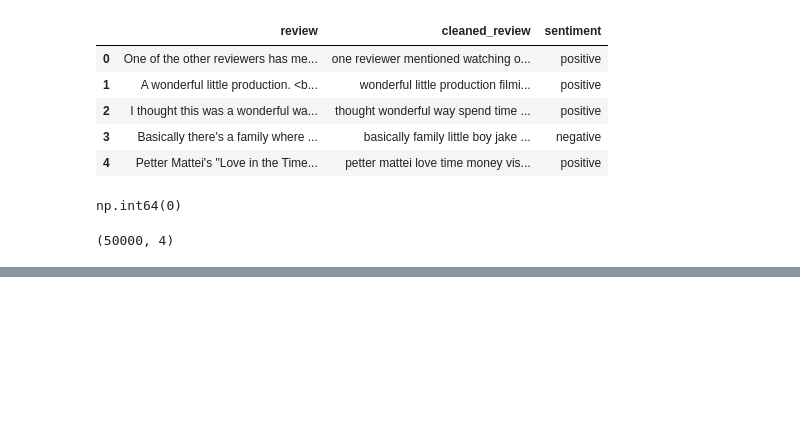
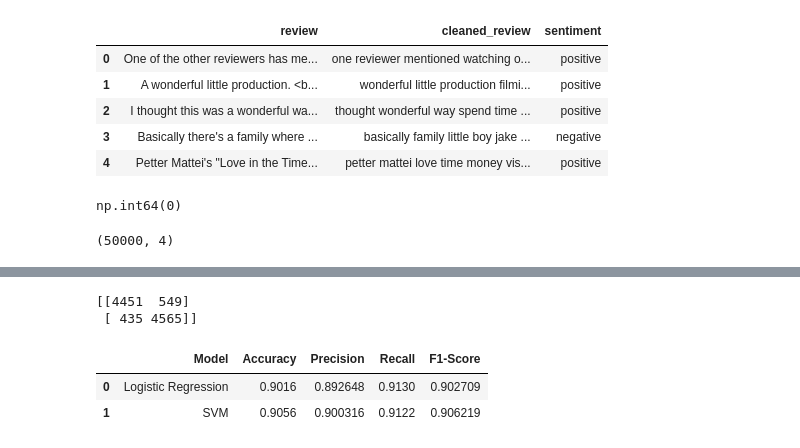
Before and after one commit to Shivam3831143/IMDb-Sentiment-Analysis, a Jupyter notebook: IMDb_Sentiment_Analysis.ipynb, the cells around one changed output, grey strips where cells are left out. Drawn from its saved outputs; the diff is of its cells as text; code cells hidden in the pictures; blank space fills up the shorter version.

```diff
--- a/IMDb_Sentiment_Analysis.ipynb
+++ b/IMDb_Sentiment_Analysis.ipynb
@@ -173,0 +333,20 @@ Index(['review', 'sentiment', 'review_length', 'cleaned_review'], dtype='object'
+# %%
+accuracy_svm = accuracy_score(y_test, y_pred_svm)
+
+precision_svm = precision_score(y_test, y_pred_svm)
+
+recall_svm = recall_score(y_test, y_pred_svm)
+
+f1_svm = f1_score(y_test, y_pred_svm)
+
+print("SVM Results")
+
+print("-----------")
+
+print("Accuracy :", accuracy_svm)
+
+print("Precision:", precision_svm)
+
+print("Recall   :", recall_svm)
+
+print("F1-score :", f1_svm)
@@ -173,0 +375,36 @@ Index(['review', 'sentiment', 'review_length', 'cleaned_review'], dtype='object'
+# %%
+cm_svm = confusion_matrix(y_test, y_pred_lr)
+
+print(cm_svm)
+# %% [output]
+[[4451  549]
+ [ 435 4565]]
+# %%
+results = pd.DataFrame({
+    "Model": [
+        "Logistic Regression",
+        "SVM"
+    ],
+    "Accuracy": [
+        accuracy_lr,
+        accuracy_svm
+    ],
+    "Precision": [
+        precision_lr,
+        precision_svm
+    ],
+    "Recall": [
+        recall_lr,
+        recall_svm
+    ],
+    "F1-Score": [
+        f1_lr,
+        f1_svm
+    ]
+})
+
+results
+# %% [output]
+|  | Model | Accuracy | Precision | Recall | F1-Score |
+| 0 | Logistic Regression | 0.9016 | 0.892648 | 0.9130 | 0.902709 |
+| 1 | SVM | 0.9056 | 0.900316 | 0.9122 | 0.906219 |
```
Also changed, not shown: parts of 45 cells of this notebook, 3 other files.
